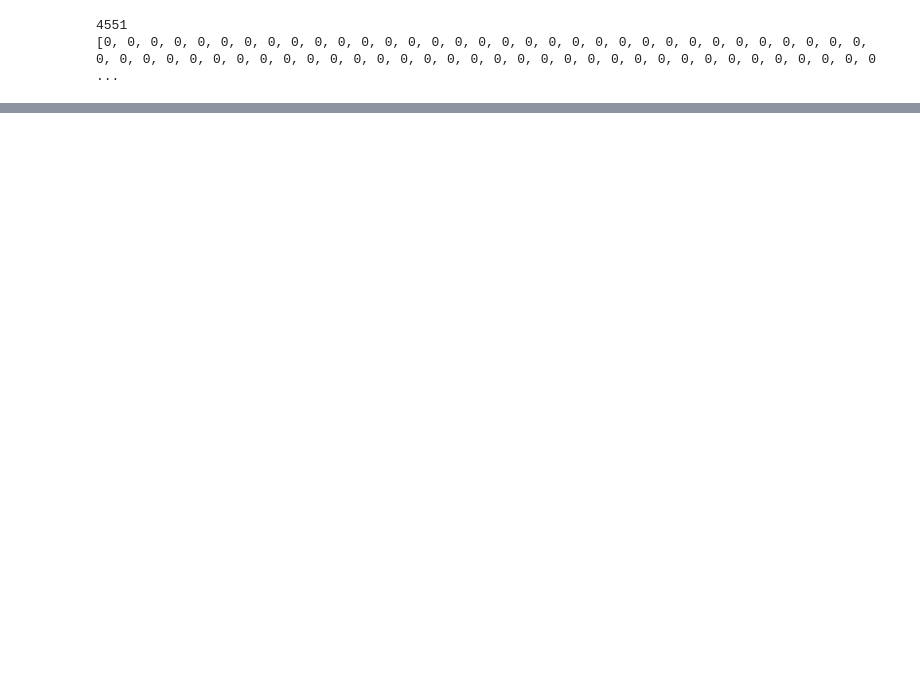
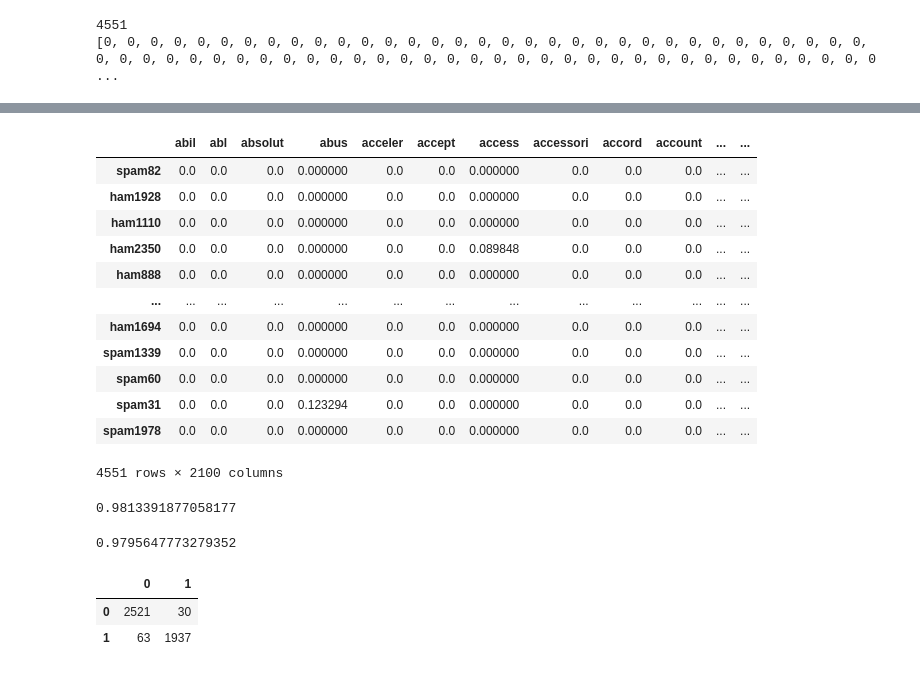
Before and after one commit to PlayerGhost/ciencia_de_dados_data_analysis, a Jupyter notebook: email_classification.ipynb, the cells around one changed output, grey strips where cells are left out. Drawn from its saved outputs; the diff is of its cells as text; code cells hidden in the pictures; blank space fills up the shorter version.

```diff
--- a/email_classification.ipynb
+++ b/email_classification.ipynb
@@ -164,9 +183,12 @@ email_to_text(emailsNormais[0])
 # %%
+
+import validators
+
 def removePunctuation(text):
     ponctuation = list(punctuation)
 
     for i in ponctuation:
-        text = text.replace(i, " ")
+        text = text.replace(i, "")
 
     return text
 
@@ -177,14 +199,28 @@ def wordsPreProcessing(email):
 
     newText = ""
 
-    stopWords = set(stopwords.words('english') + list(STOPWORDS))
+    stopWords = set(stopwords.words('english')  + list(punctuation))
     stopWords.add("subject")
-    lemmatizer = WordNetLemmatizer()
+    stem = PorterStemmer()
     wordTokenize = RegexpTokenizer(r'\w+')
 
-    for text in wordTokenize.tokenize(email.lower()):
+    regex = re.compile(r'[\w\.-]+@[\w\.-]+(\.[\w]+)+')
+
+    e = email.split()
+
+    for i in range(0,len(e)):
+        if validators.url(e[i]):
+            e[i] = "URLLL"
+
+        if re.fullmatch(regex,e[i]):
+            e[i] = "EMAILLL"
+
+
+    for text in word_tokenize(" ".join(e).lower()):
+        #print(text)
         text = removePunctuation(text)
         if text not in stopWords and not text.isdigit():
-            newText += lemmatizer.lemmatize(text) + " "
+
+            newText += stem.stem(text) + " "
 
     return newText
@@ -357,0 +405,21 @@ plt.show()
+# %%
+df_features = dfTfidfArray.drop(columns=['Target'])
+#df_tsneTarget = df_tsne["Target"].array
+#df_tsneFeatures = df_tsne.drop(columns=['Target'])
+
+
+df_features
+# %% [output]
+|  | abil | abl | absolut | abus | acceler | accept | access | accessori | accord | account | ... | ... |
+| spam82 | 0.0 | 0.0 | 0.0 | 0.000000 | 0.0 | 0.0 | 0.000000 | 0.0 | 0.0 | 0.0 | ... | ... |
+| ham1928 | 0.0 | 0.0 | 0.0 | 0.000000 | 0.0 | 0.0 | 0.000000 | 0.0 | 0.0 | 0.0 | ... | ... |
+| ham1110 | 0.0 | 0.0 | 0.0 | 0.000000 | 0.0 | 0.0 | 0.000000 | 0.0 | 0.0 | 0.0 | ... | ... |
+| ham2350 | 0.0 | 0.0 | 0.0 | 0.000000 | 0.0 | 0.0 | 0.089848 | 0.0 | 0.0 | 0.0 | ... | ... |
+| ham888 | 0.0 | 0.0 | 0.0 | 0.000000 | 0.0 | 0.0 | 0.000000 | 0.0 | 0.0 | 0.0 | ... | ... |
+| ... | ... | ... | ... | ... | ... | ... | ... | ... | ... | ... | ... | ... |
+| ham1694 | 0.0 | 0.0 | 0.0 | 0.000000 | 0.0 | 0.0 | 0.000000 | 0.0 | 0.0 | 0.0 | ... | ... |
+| spam1339 | 0.0 | 0.0 | 0.0 | 0.000000 | 0.0 | 0.0 | 0.000000 | 0.0 | 0.0 | 0.0 | ... | ... |
+| spam60 | 0.0 | 0.0 | 0.0 | 0.000000 | 0.0 | 0.0 | 0.000000 | 0.0 | 0.0 | 0.0 | ... | ... |
+| spam31 | 0.0 | 0.0 | 0.0 | 0.123294 | 0.0 | 0.0 | 0.000000 | 0.0 | 0.0 | 0.0 | ... | ... |
+| spam1978 | 0.0 | 0.0 | 0.0 | 0.000000 | 0.0 | 0.0 | 0.000000 | 0.0 | 0.0 | 0.0 | ... | ... |
+4551 rows × 2100 columns
@@ -357,0 +436,26 @@ plt.show()
+# %%
+X_treino, X_teste, y_treino, y_teste = train_test_split(df_features.values,target,test_size=0.2)
+modelo = getModel().fit(X_treino,y_treino)
+score = modelo.score(X_teste,y_teste)
+#score = modelo.score(["alo"],[1])
+score
+# %% [output]
+0.9813391877058177
+# %%
+scores = cross_val_score(getModel(),df_features.values,target,cv=10)
+
+scores.mean()
+# %% [output]
+0.9795647773279352
+# %%
+predicoes = cross_val_predict(getModel(), df_features.values, target, cv=10)
+
+cm = confusion_matrix(target,predicoes,labels=[0, 1])
+
+cm_df = pd.DataFrame(cm, columns=[0, 1])
+
+cm_df
+# %% [output]
+|  | 0 | 1 |
+| 0 | 2521 | 30 |
+| 1 | 63 | 1937 |
```
Also changed, not shown: parts of 55 cells of this notebook.
